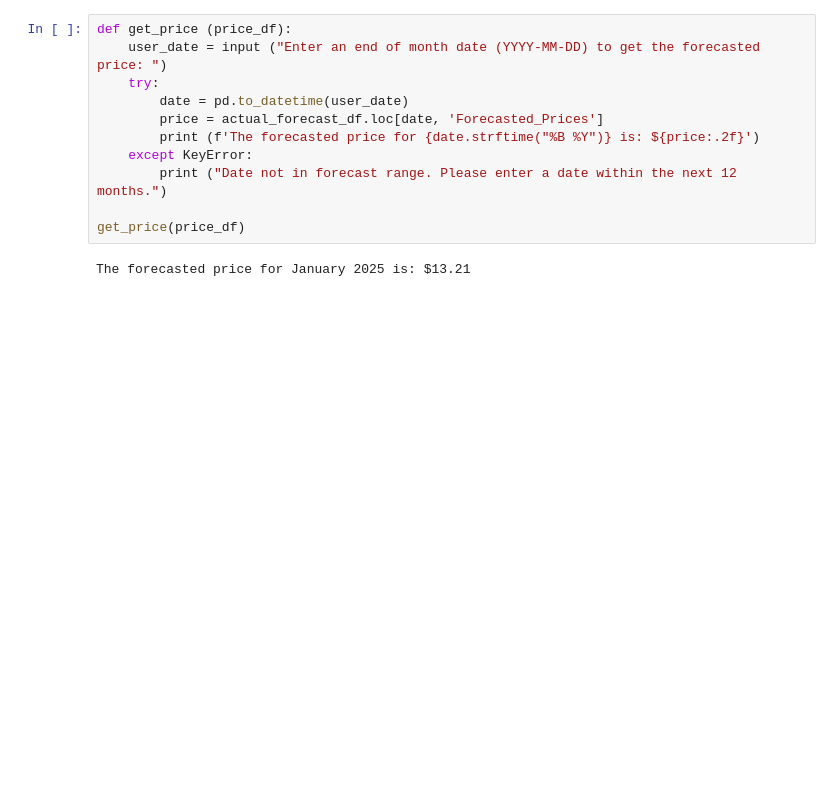
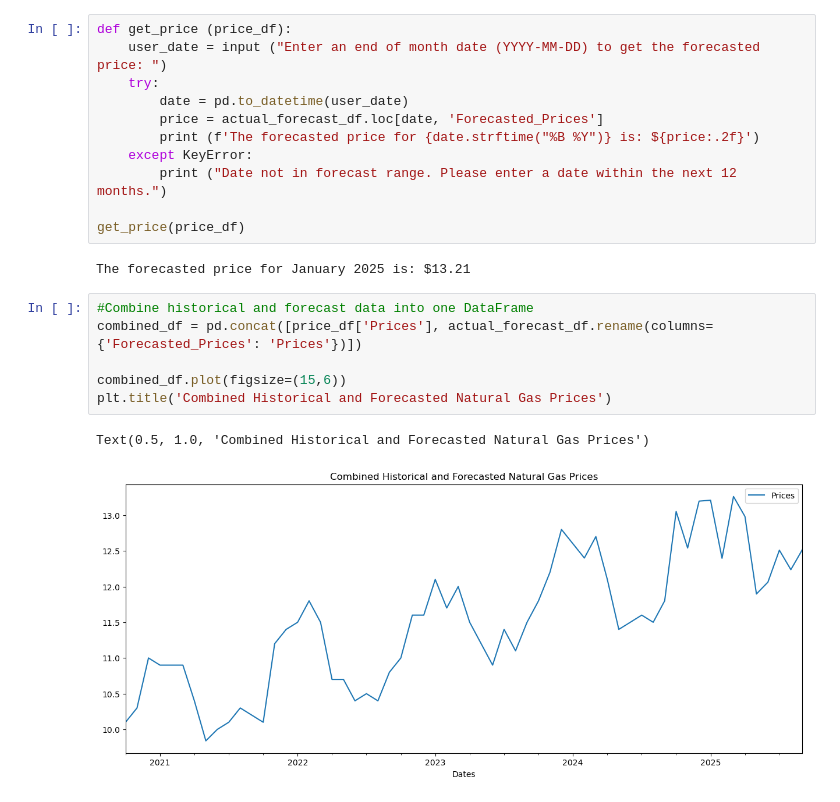
Before and after one commit to odhiambo1738/natural-gas-prediction, a Jupyter notebook: natural gas prediction.ipynb, the cells around one changed output. Cells and saved outputs as stored; diff of their text form; blank space fills up the shorter version.

```diff
--- a/natural gas prediction.ipynb
+++ b/natural gas prediction.ipynb
@@ -274,3 +274,12 @@ def get_price (price_df):
 get_price(price_df)
 # %% [output]
 The forecasted price for January 2025 is: $13.21
+# %%
+#Combine historical and forecast data into one DataFrame
+combined_df = pd.concat([price_df['Prices'], actual_forecast_df.rename(columns={'Forecasted_Prices': 'Prices'})])
+
+combined_df.plot(figsize=(15,6))
+plt.title('Combined Historical and Forecasted Natural Gas Prices')
+# %% [output]
+Text(0.5, 1.0, 'Combined Historical and Forecasted Natural Gas Prices')
+[figure, added]
```
Also changed, not shown: parts of 5 cells of this notebook.
